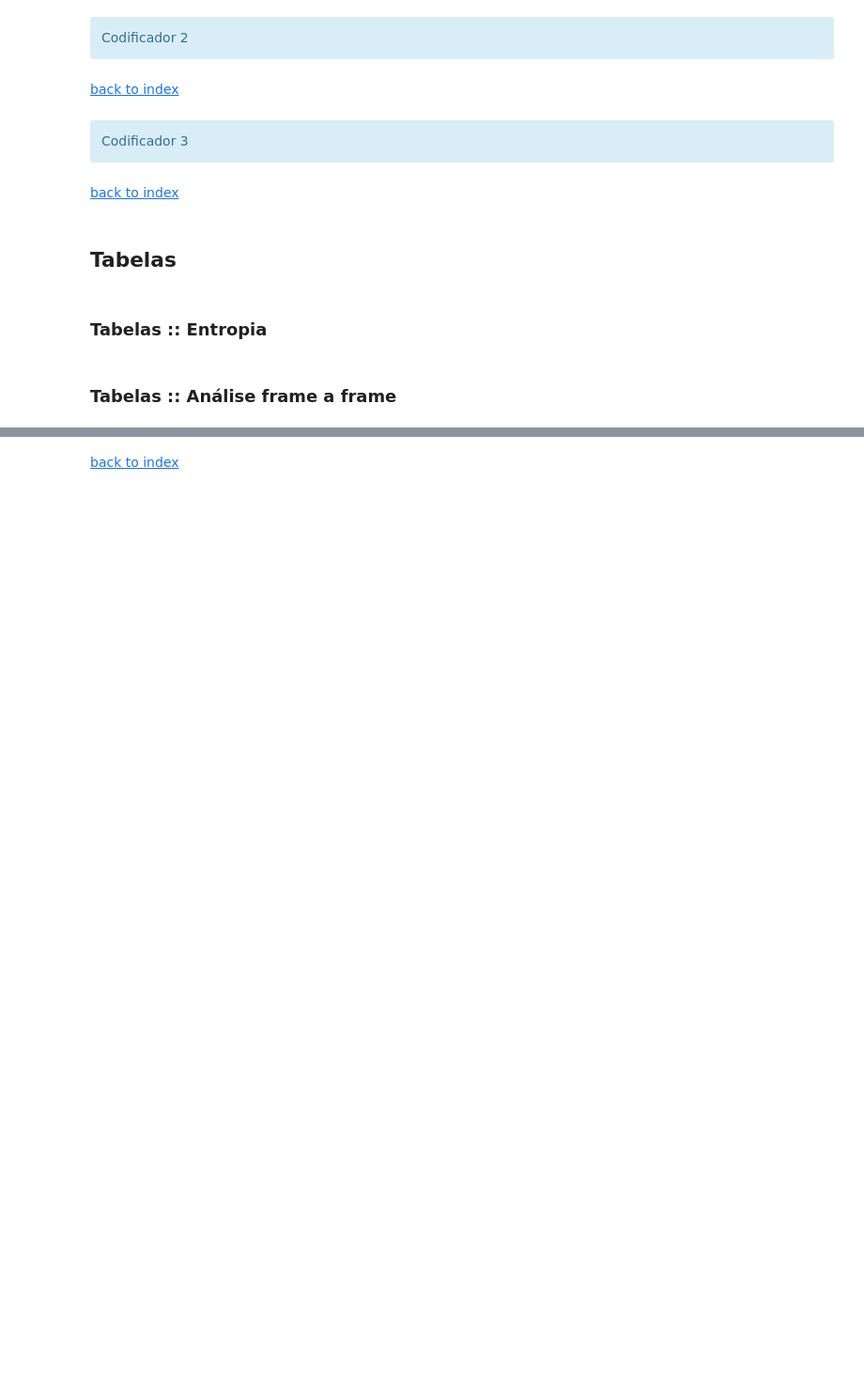
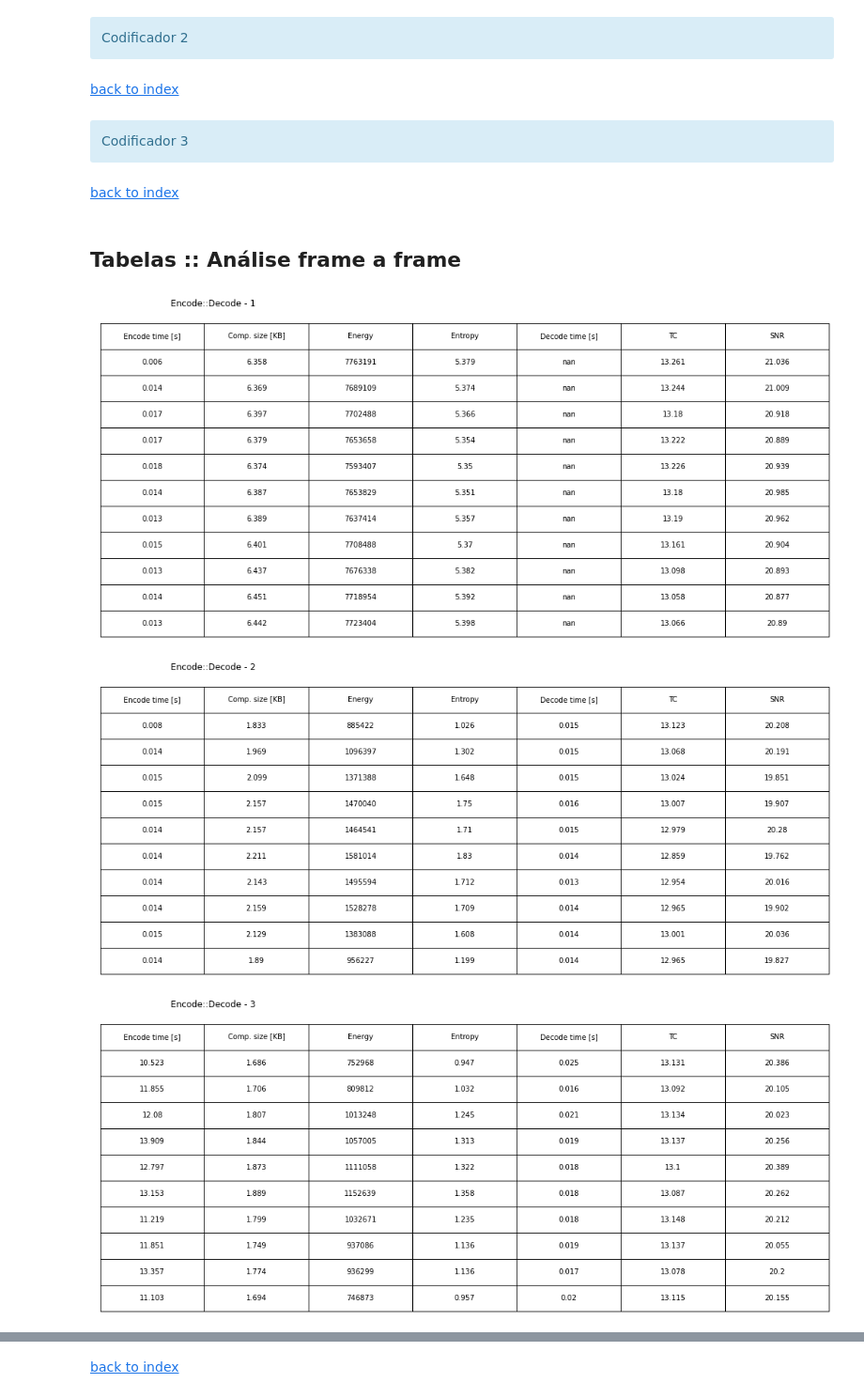
Before and after one commit to aquintelaoliveira/csm-leim-leic-2021sv, a Jupyter notebook: csm_env/_notebooks/trab-4/4NG13 _TP4.ipynb, the cells around one changed output, grey strips where cells are left out. Shown at 94% size. Drawn from its saved outputs; the diff is of its cells as text; code cells hidden in the pictures; blank space fills up the shorter version.

```diff
--- a/csm_env/_notebooks/trab-4/4NG13 _TP4.ipynb
+++ b/csm_env/_notebooks/trab-4/4NG13 _TP4.ipynb
@@ -767,6 +795,8 @@ Codificador 3
 encode_time_3 = []
 # -- compression data
 compression_size_3 = []
+energy_3 = []
+entropy_3 = []
 
 # encode
 Sframes3 = []
@@ -784,6 +814,8 @@ for i in range(len(Pframes)):
     # --
     size = os.stat(f"{cwd}/output_data/codificador3/encode/Sframe_{i+2}.jpg").st_size
     compression_size_3.append( size )
+    energy_3.append( energy(Sframes3[i]) )
+    entropy_3.append( calculate_entropy(get_symbol_frequency(Sframes3[i].ravel())) )
 # %%
 # prepare data with trab4 functions for decode-3
 # -- time data
@@ -811,45 +841,9 @@ imshow_with_movement_vector("movement-vector", Iframe.copy(), full_search_result
 # %% [markdown]
-<a id="tabelas"></a>
+<a id="tabela-analise-frame-a-frame"></a>
 
-## Tabelas
+## Tabelas :: Análise frame a frame
-# %% [markdown]
-<a id="tabela-entropia"></a>
-
-### Tabelas :: Entropia
-# %%
-table_header = ['Frame','Entropy']
-
-# table data
-table_data_0 = []
-for i in range(len(frames)):
-    table_data_0.append(
-        [f"bola_{i+1}",
-         round(entropy[i],2)])
-
-# create tables
-fig0, ax0 = plt.subplots()
-
-# build table
-table_0 = ax0.table(
-    cellText=table_data_0,
-    colLabels=table_header,
-    cellLoc='center',
-    loc ='upper left')
-
-# hide the axes
-fig0.patch.set_visible(False)
-ax0.axis('off')
-ax0.axis('tight')
-
-# display table
-fig0.suptitle('::')
-table_0.scale(3,3)
-# %% [markdown]
-<a id="tabela-analise-frame-a-frame"></a>
-
-### Tabelas :: Análise frame a frame
 # %%
-table_header = ['Encode time [s]','Encoding Compression Size [KB]', 'Decode time [s]', 'TC', 'SNR']
+table_header = ['Encode time [s]','Comp. size [KB]', 'Energy', 'Entropy', 'Decode time [s]', 'TC', 'SNR']
 
 # table data
 table_data_1 = []
@@ -857,6 +851,8 @@ for i in range(len(frames)):
     table_data_1.append(
         [round(encode_time_1[i],3),
          round(compression_size_1[i]/1000,3),
+         round(energy_1[i],3),
+         round(entropy_1[i],3),
          round(decode_time_1[i],3),
          round(TC_1[i],3),
          round(SNR_1[i],3)])
@@ -865,7 +861,9 @@ table_data_2 = []
 for i in range(len(Pframes2)):
     table_data_2.append(
         [round(encode_time_2[i],3),
-         round(compression_size_1[i]/1000,3),
+         round(compression_size_2[i]/1000,3),
+         round(energy_2[i],3),
+         round(entropy_2[i],3),
          round(decode_time_2[i],3),
          round(TC_2[i],3),
          round(SNR_2[i],3)])
@@ -874,7 +872,9 @@ table_data_3 = []
 for i in range(len(Pframes3)):
     table_data_3.append(
         [round(encode_time_3[i],3),
-         round(compression_size_1[i]/1000,3),
+         round(compression_size_3[i]/1000,3),
+         round(energy_3[i],3),
+         round(entropy_3[i],3),
          round(decode_time_3[i],3),
          round(TC_3[i],3),
          round(SNR_3[i],3)])
@@ -896,30 +896,34 @@ table_2 = ax2.table(
     colLabels=table_header,
     cellLoc='center',
     loc ='upper left')
 
 table_3 = ax3.table(
     cellText=table_data_3,
     colLabels=table_header,
     cellLoc='center',
     loc ='upper left')
 
 # hide the axes
 fig1.patch.set_visible(False)
 ax1.axis('off')
 ax1.axis('tight')
 fig2.patch.set_visible(False)
 ax2.axis('off')
 ax2.axis('tight')
 fig3.patch.set_visible(False)
 ax3.axis('off')
 ax3.axis('tight')
 
 # display tables
 fig1.suptitle('Encode::Decode - 1')
 table_1.scale(3,3)
 fig2.suptitle('Encode::Decode - 2')
 table_2.scale(3,3)
 fig3.suptitle('Encode::Decode - 3')
 table_3.scale(3,3)
 
 plt.show()
+# %% [output]
+[figure, added]
+[figure, added]
+[figure, added]
```
Also changed, not shown: parts of 35 cells of this notebook, 42 other files.
